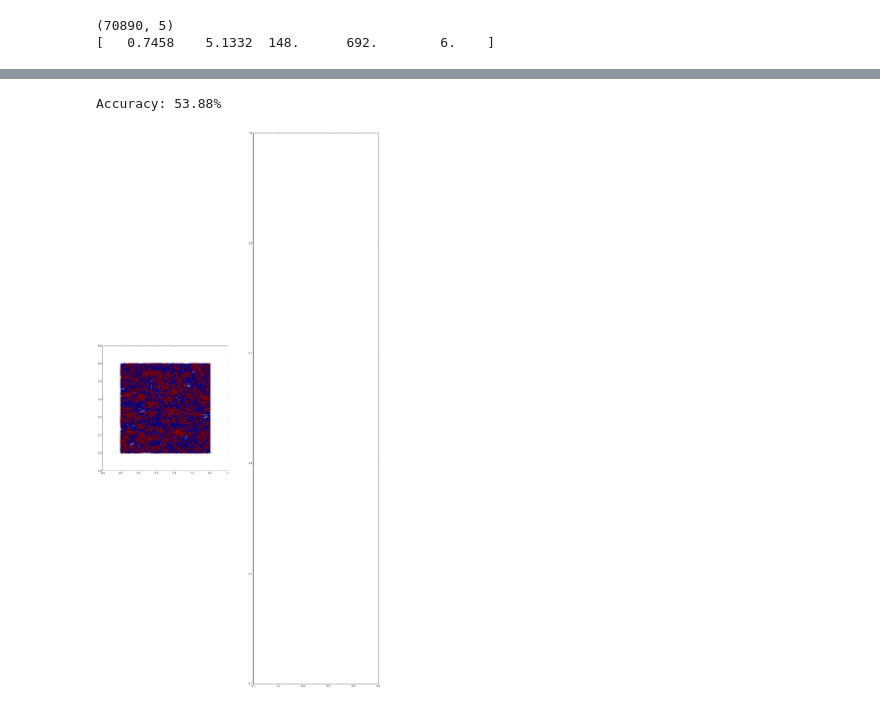
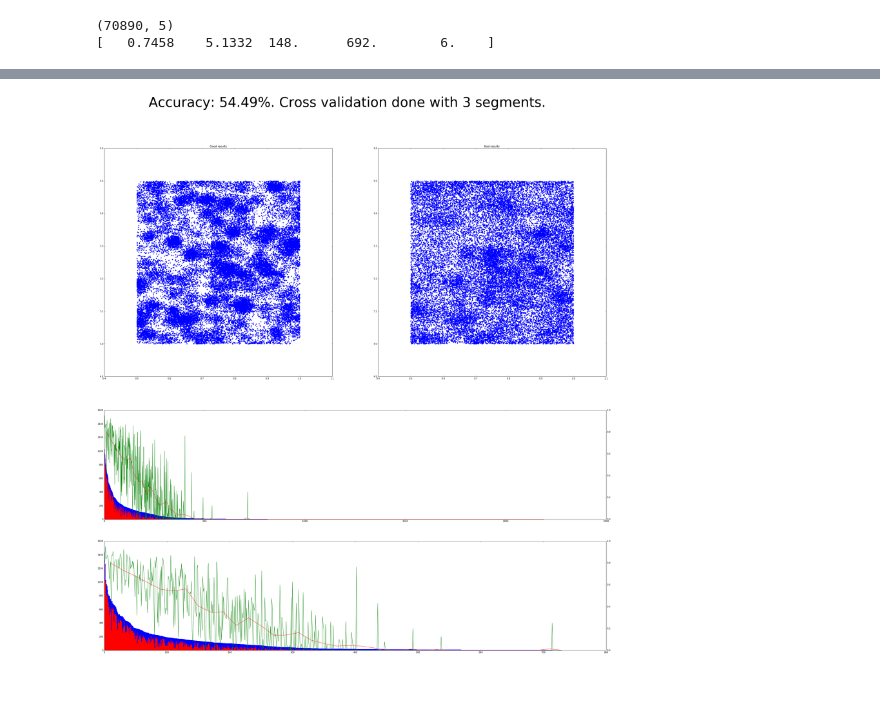
Before and after one commit to apibrac/FacebookChecksIn, a Jupyter notebook: 01_grip.ipynb, the cells around one changed output, grey strips where cells are left out. Cells and saved outputs as stored; diff of their text form; code cells hidden in the pictures.

Commit message:
add automatic generation of figures

```diff
--- a/01_grip.ipynb
+++ b/01_grip.ipynb
@@ -153,3 +139,42 @@ rfc = RandomForestClassifier(n_estimators=10,
                              verbose=0,
                              warm_start=False,
                              class_weight=None)
+# %%
+N_cross_validation,X,y,group=2,X,y,20
+
+def testNrate(classifier,weights=None,output_file_name='testNrate'):
+    cvi=KFold(len(X), n_folds=3, shuffle=True, random_state=None)
+    predicted = cross_val_predict(knn, X*weights, y, cv=cvi, n_jobs=1, verbose=0, fit_params=None, pre_dispatch='2*n_jobs')
+    right=y==predicted
+    fig = plt.figure(figsize=(40, 40))
+    fig.suptitle("Accuracy: {0:.2f}%".format(sum(right)/len(right)*100), fontsize=60)
+    ax1 = fig.add_subplot(221,aspect=1)
+    ax2 = fig.add_subplot(222,aspect=1)
+    good=[(float(a),float(b)) for a,b,c in zip(X[:,[0]],X[:,[1]],right) if c]
+    wrong=[(float(a),float(b)) for a,b,c in zip(X[:,[0]],X[:,[1]],right) if not c]
+    ax1.scatter(*zip(*good),linewidths=0)
+    ax1.set_title('Good results')
+    ax2.scatter(*zip(*wrong),linewidths=0)
+    ax2.set_title('Bad results')
+    ax3 = fig.add_subplot(413)
+    ax4 = fig.add_subplot(414)
+    figures.hists_plot(ax3,ax4,y,right,group)
+    fig.savefig('data/'+output_file_name+'.png')
+    return fig
+# %%
+import figures
+
+data=figures.Testor(X,y,cross_validation=3,grouping=20)
+
+weights=[1/2,1,0.0005,1/18000,0.0001]
+knn = KNeighborsClassifier(n_neighbors=15,
+                           algorithm='auto',
+                           weights='distance',#'uniform' or 'distance'
+                           metric='minkowski',
+                           p=2,
+                           metric_params=None,
+                           leaf_size=30,
+                           n_jobs=1)
+fig=data.testNrate(knn,weights,'KNN')
+# %% [output]
+[figure, added]
@@ -192,14 +204,0 @@ def testNrate(classifier,weights=None,output_file_name='testNrate'):
-# %%
-weights=[1/2,1,0.0005,1/18000,0.0001]
-knn = KNeighborsClassifier(n_neighbors=15,
-                           algorithm='auto',
-                           weights='distance',#'uniform' or 'distance'
-                           metric='minkowski',
-                           p=2,
-                           metric_params=None,
-                           leaf_size=30,
-                           n_jobs=1)
-fig=testNrate(knn,weights)
-# %% [output]
-Accuracy: 53.88%
-[figure, removed]
```
Also changed, not shown: parts of 17 cells of this notebook, 2 other files.
